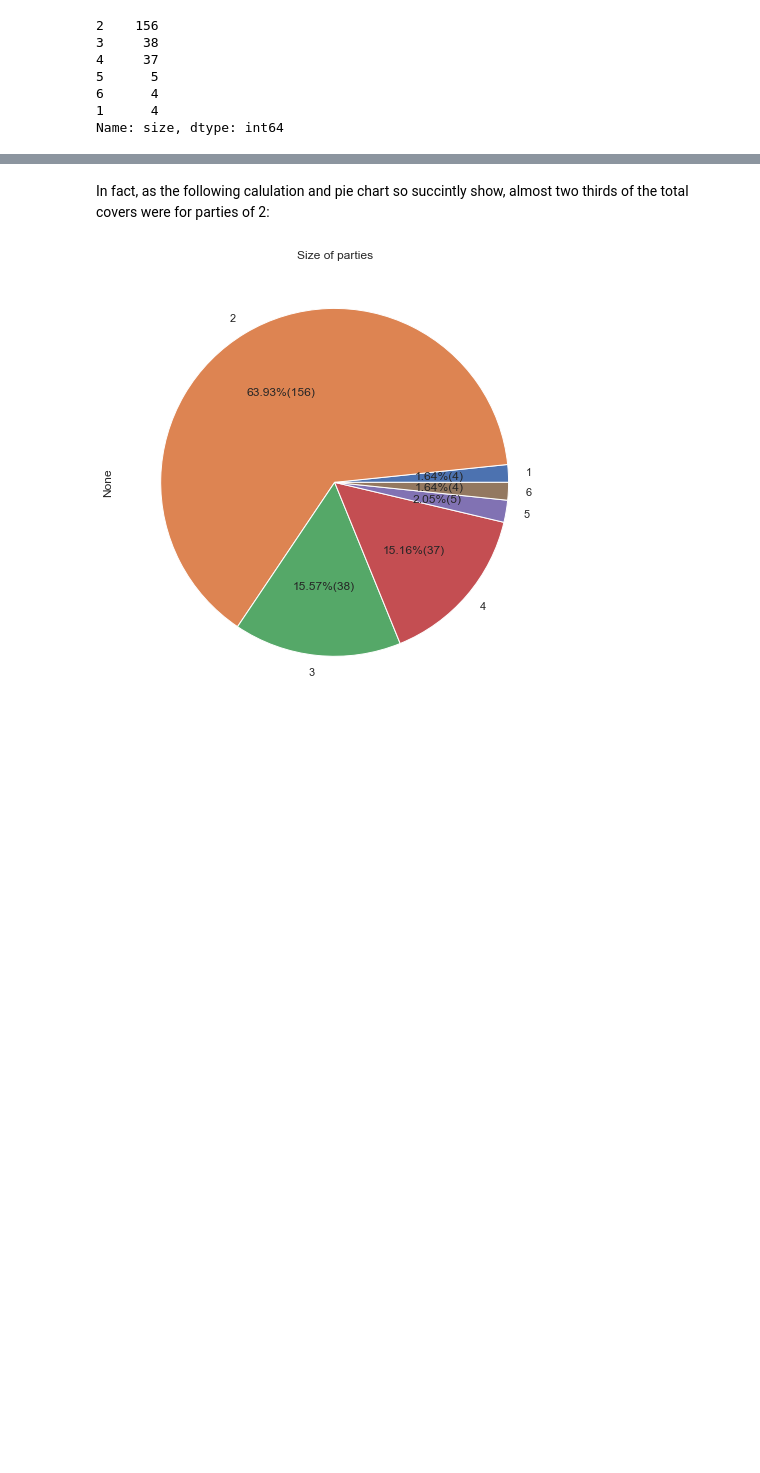
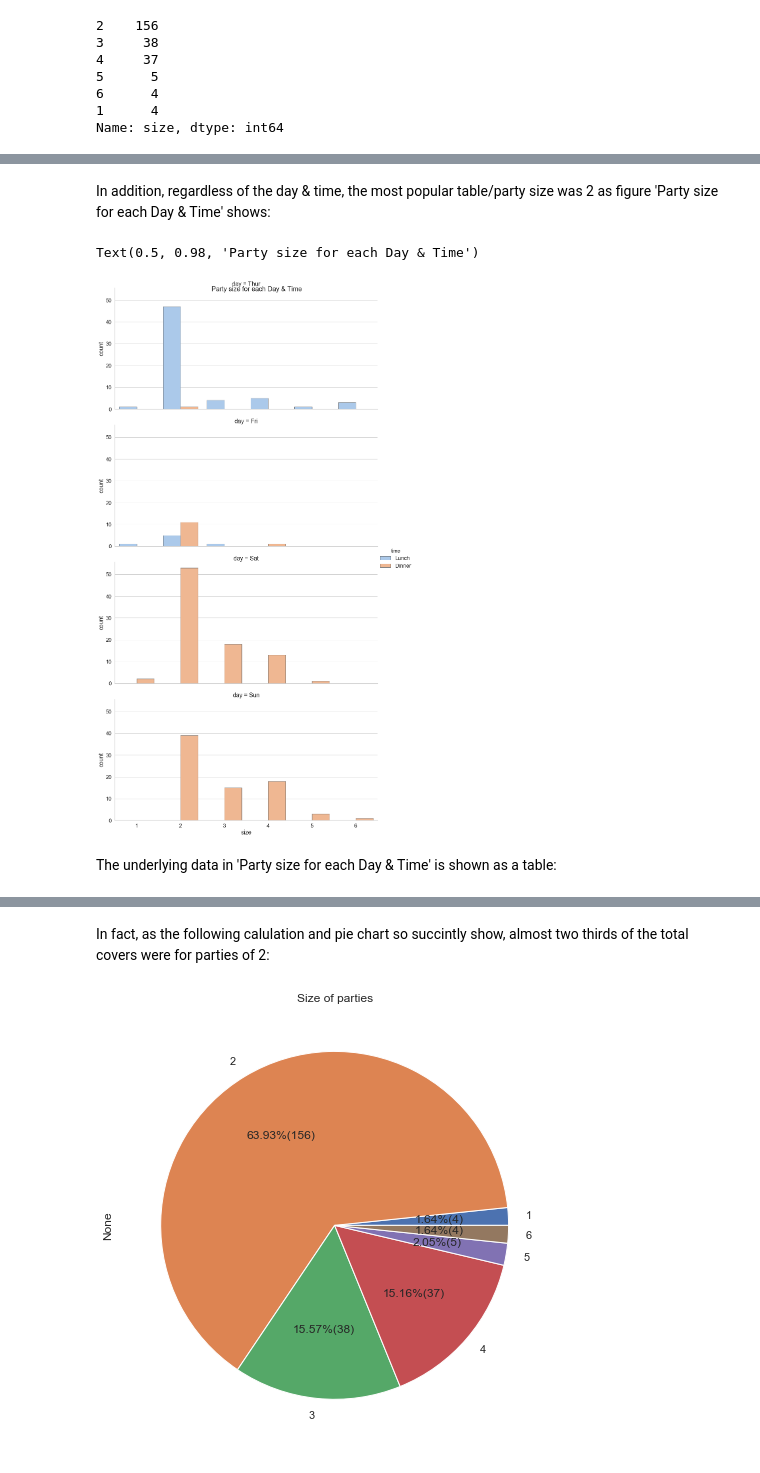
Before and after one commit to fionaoriordan/52446_19_tips, a Jupyter notebook: tips_notebook.ipynb, the cells around one changed output, grey strips where cells are left out. Cells and saved outputs as stored; diff of their text form; code cells hidden in the pictures; blank space fills up the shorter version.

```diff
--- a/tips_notebook.ipynb
+++ b/tips_notebook.ipynb
@@ -187,0 +199,19 @@ Friday only accounts for : 7.79 % of the covers in the data set
+# %% [markdown]
+In addition, regardless of the day & time, the most popular table/party size was 2 as figure 'Party size for each Day & Time' shows:
+# %%
+
+ax1 = sns.catplot (x="size", hue="time", kind="count",
+            palette="pastel", edgecolor=".4", row = "day", height=6, aspect=2,
+            data=df);
+
+sns.set(style="whitegrid", font_scale=1.5)
+#Adapted from :https://stackoverflow.com/a/42030162 to adjust the title up a little
+ax.fig.subplots_adjust(top=0.2)
+
+# Adding a title
+ax1.fig.suptitle("Party size for each Day & Time", fontsize = 20)
+# %% [output]
+Text(0.5, 0.98, 'Party size for each Day & Time')
+[figure, added]
+# %% [markdown]
+The underlying data in 'Party size for each Day & Time' is shown as a table:
```
Also changed, not shown: parts of 15 cells of this notebook.
